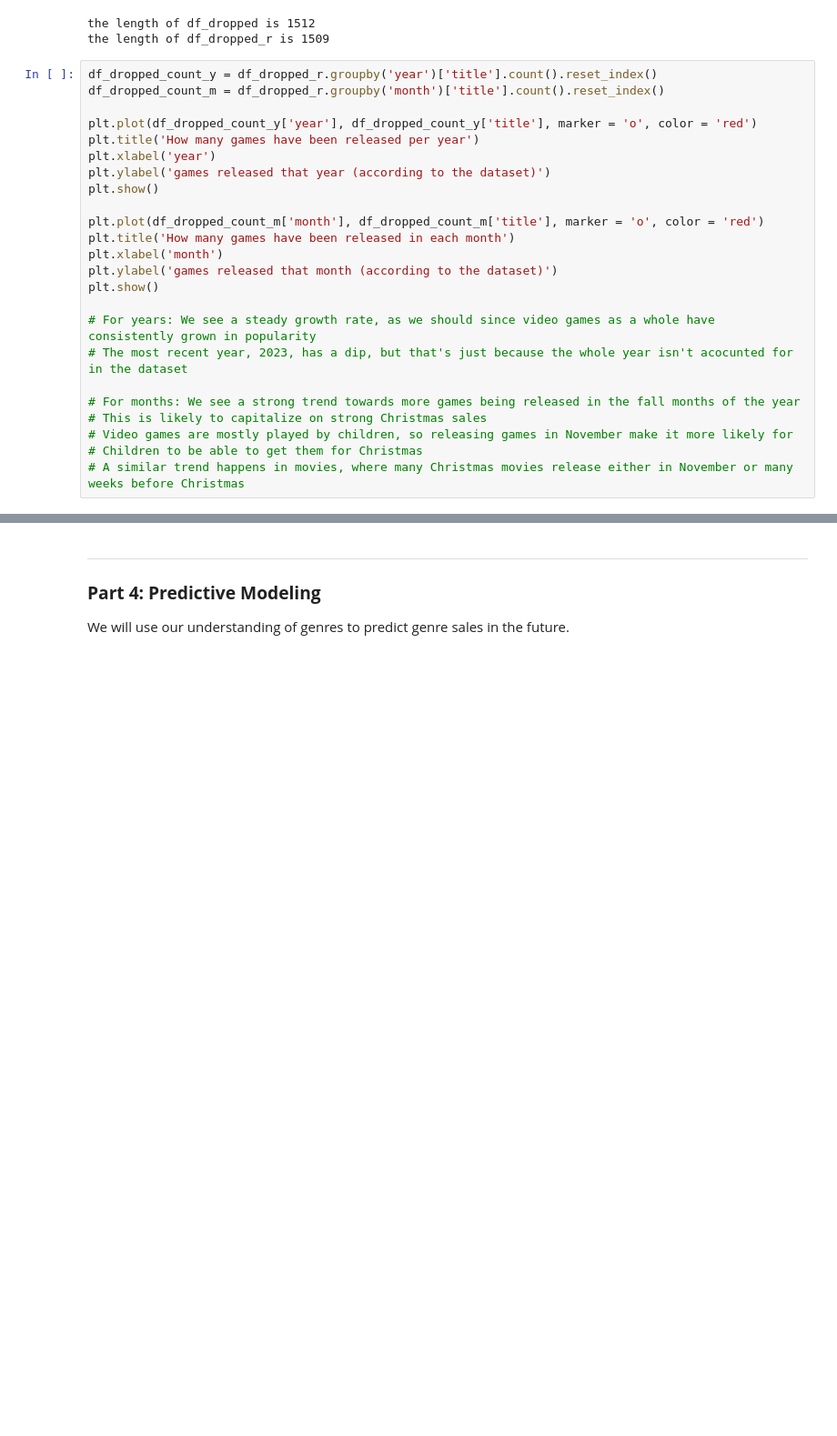
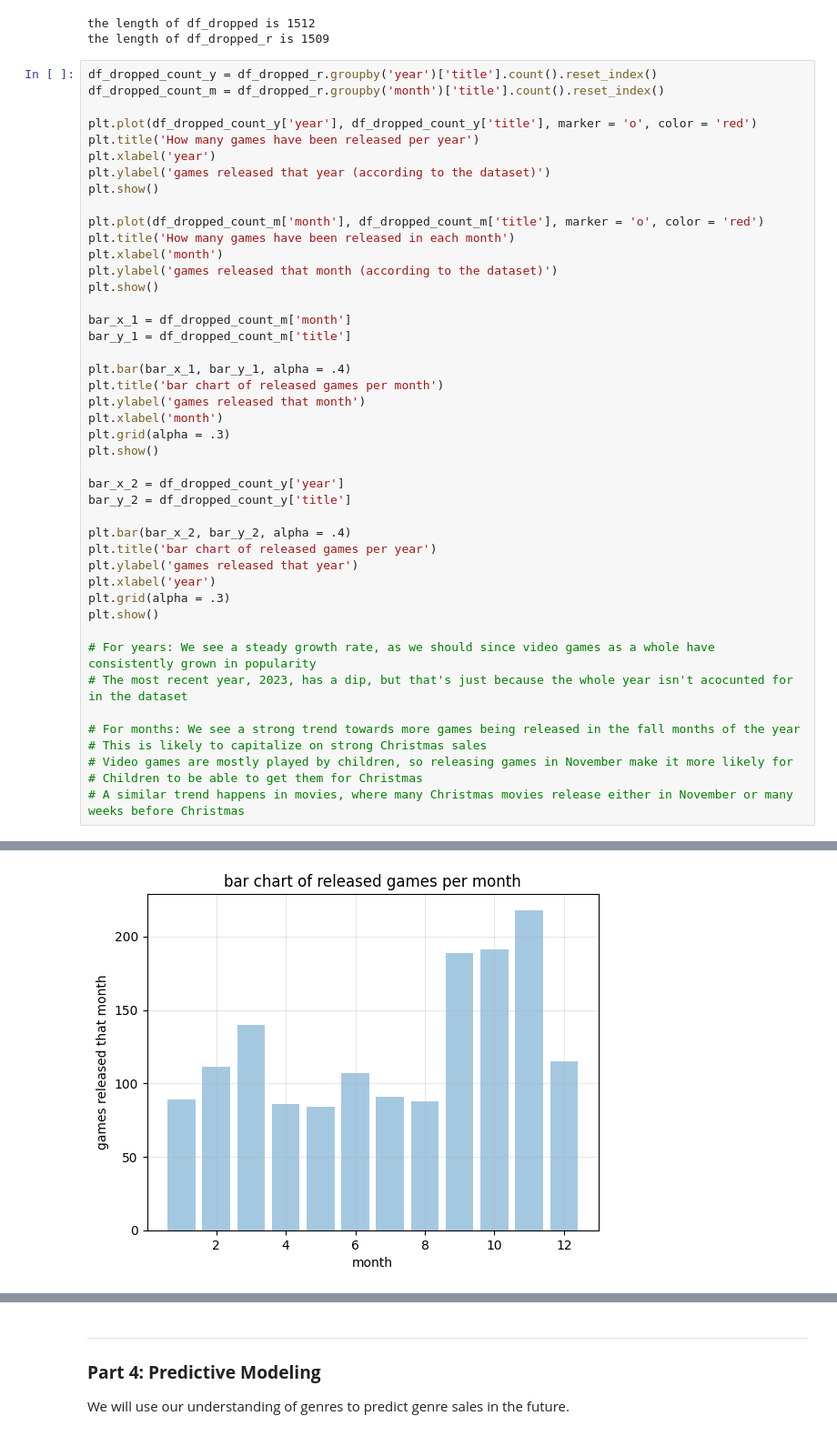
Before and after one commit to AbhijayUpadhyay/videogame-sales-analysis, a Jupyter notebook: main.ipynb, the cells around one changed output, grey strips where cells are left out. Shown at 91% size. Saved outputs shown, nothing was run; the diff lists cells and outputs as text; blank space fills up the shorter version.

```diff
--- a/main.ipynb
+++ b/main.ipynb
@@ -389,27 +389,48 @@ the length of df_dropped_r is 1509
 # %%
 df_dropped_count_y = df_dropped_r.groupby('year')['title'].count().reset_index()
 df_dropped_count_m = df_dropped_r.groupby('month')['title'].count().reset_index()
 
 plt.plot(df_dropped_count_y['year'], df_dropped_count_y['title'], marker = 'o', color = 'red')
 plt.title('How many games have been released per year')
 plt.xlabel('year')
 plt.ylabel('games released that year (according to the dataset)')
 plt.show()
 
 plt.plot(df_dropped_count_m['month'], df_dropped_count_m['title'], marker = 'o', color = 'red')
 plt.title('How many games have been released in each month')
 plt.xlabel('month')
 plt.ylabel('games released that month (according to the dataset)')
 plt.show()
 
+bar_x_1 = df_dropped_count_m['month']
+bar_y_1 = df_dropped_count_m['title']
+
+plt.bar(bar_x_1, bar_y_1, alpha = .4)
+plt.title('bar chart of released games per month')
+plt.ylabel('games released that month')
+plt.xlabel('month')
+plt.grid(alpha = .3)
+plt.show()
+
+bar_x_2 = df_dropped_count_y['year']
+bar_y_2 = df_dropped_count_y['title']
+
+plt.bar(bar_x_2, bar_y_2, alpha = .4)
+plt.title('bar chart of released games per year')
+plt.ylabel('games released that year')
+plt.xlabel('year')
+plt.grid(alpha = .3)
+plt.show()
+
 # For years: We see a steady growth rate, as we should since video games as a whole have consistently grown in popularity
 # The most recent year, 2023, has a dip, but that's just because the whole year isn't acocunted for in the dataset
 
 # For months: We see a strong trend towards more games being released in the fall months of the year
 # This is likely to capitalize on strong Christmas sales
 # Video games are mostly played by children, so releasing games in November make it more likely for
 # Children to be able to get them for Christmas
 # A similar trend happens in movies, where many Christmas movies release either in November or many weeks before Christmas
 # %% [output]
 [figure]
 [figure]
+[figure, added]
```
Also changed, not shown: parts of 5 cells of this notebook.
